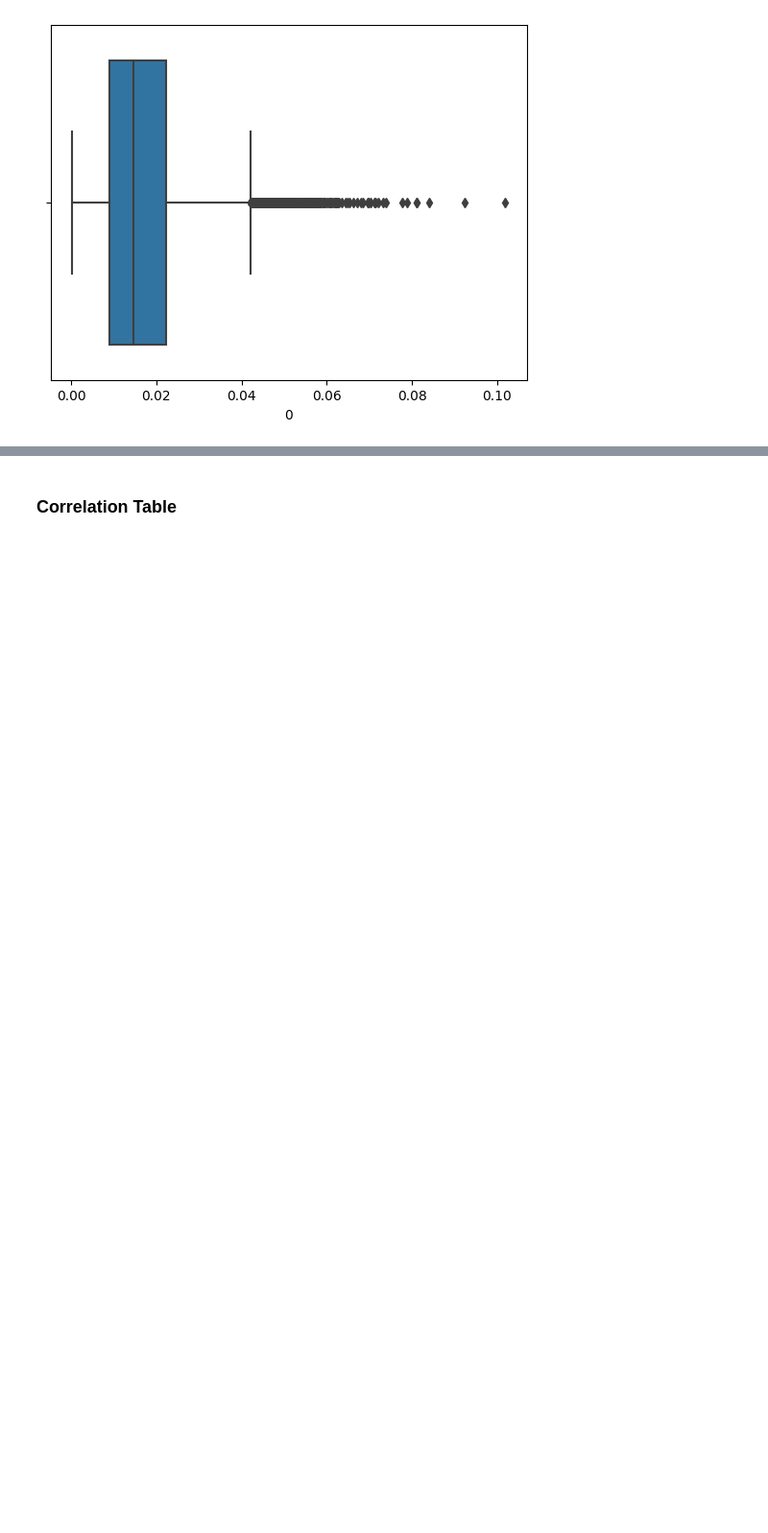
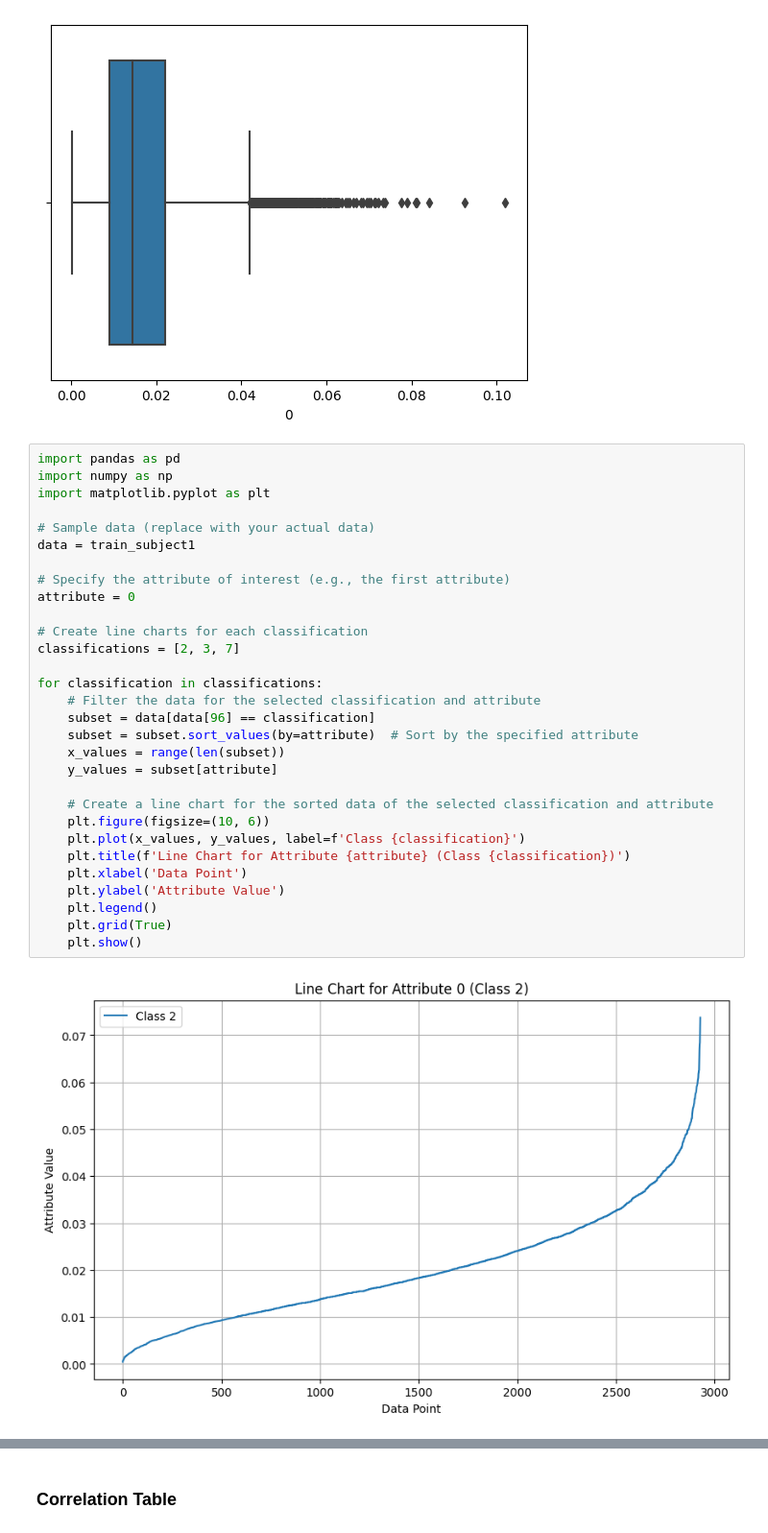
Before and after one commit to nsandlin1/EEG_Mining, a Jupyter notebook: EEG_Mining_Colab.ipynb, the cells around one changed output, grey strips where cells are left out. Shown at 96% size. Saved outputs shown, nothing was run; the diff lists cells and outputs as text; blank space fills up the shorter version.

```diff
--- a/EEG_Mining_Colab.ipynb
+++ b/EEG_Mining_Colab.ipynb
@@ -70,3 +70,35 @@ sns.boxplot(data=train_subject1, x=0)
 # %% [output]
 <Axes: xlabel='0'>
 [figure]
+# %%
+import pandas as pd
+import numpy as np
+import matplotlib.pyplot as plt
+
+# Sample data (replace with your actual data)
+data = train_subject1
+
+# Specify the attribute of interest (e.g., the first attribute)
+attribute = 0
+
+# Create line charts for each classification
+classifications = [2, 3, 7]
+
+for classification in classifications:
+    # Filter the data for the selected classification and attribute
+    subset = data[data[96] == classification]
+    subset = subset.sort_values(by=attribute)  # Sort by the specified attribute
+    x_values = range(len(subset))
+    y_values = subset[attribute]
+
+    # Create a line chart for the sorted data of the selected classification and attribute
+    plt.figure(figsize=(10, 6))
+    plt.plot(x_values, y_values, label=f'Class {classification}')
+    plt.title(f'Line Chart for Attribute {attribute} (Class {classification})')
+    plt.xlabel('Data Point')
+    plt.ylabel('Attribute Value')
+    plt.legend()
+    plt.grid(True)
+    plt.show()
+# %% [output]
+[figure, added]
```
Also changed, not shown: parts of 11 cells of this notebook.
